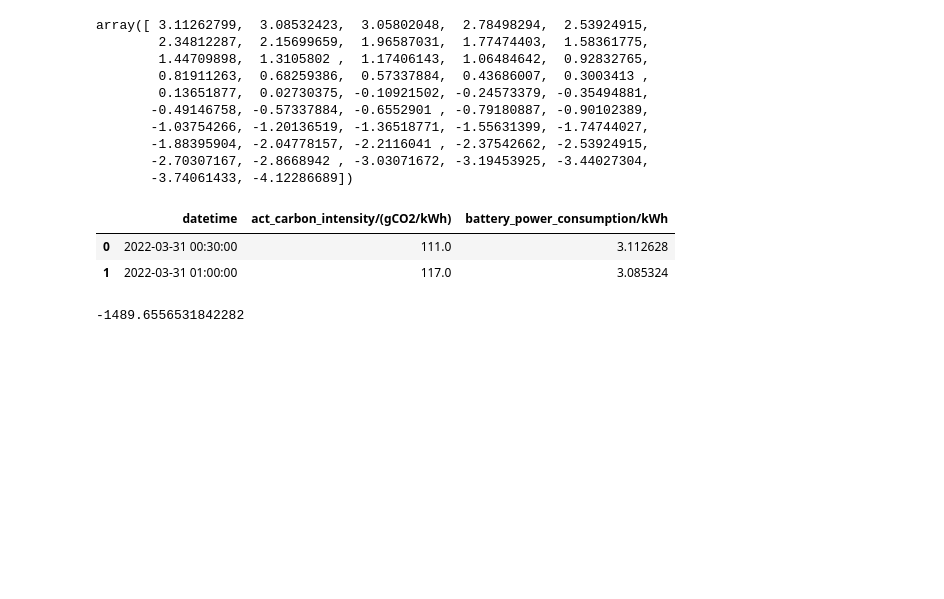
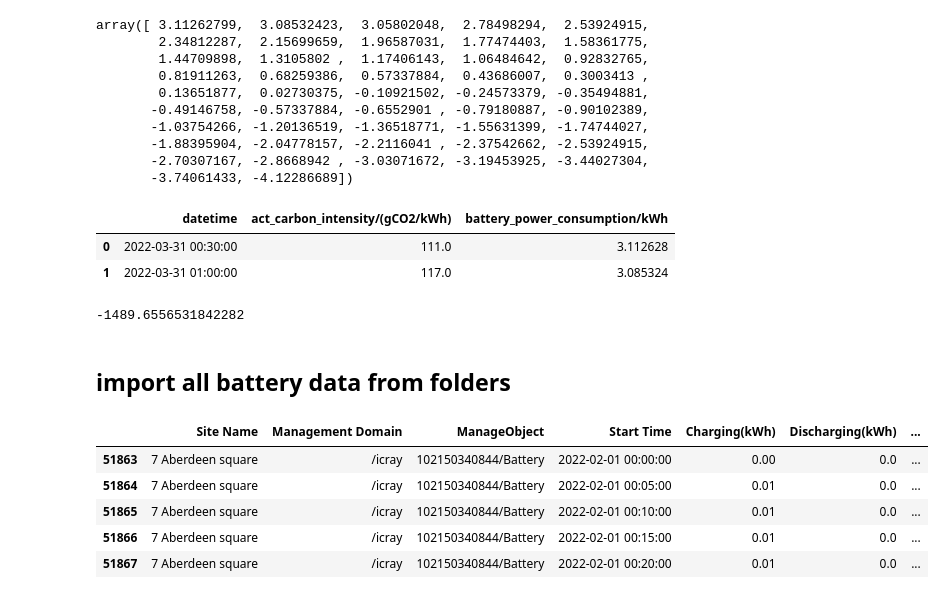
Before and after one commit to jordanesmith/Carbon-Intensity-Project-, a Jupyter notebook: research.ipynb, the cells around one changed output. Saved outputs shown, nothing was run; the diff lists cells and outputs as text; code cells hidden in the pictures; blank space fills up the shorter version.

```diff
--- a/research.ipynb
+++ b/research.ipynb
@@ -230,2 +215,16 @@ calculate_carbon_from_day(ci_and_battery_data)
 # %% [output]
 -1489.6556531842282
+# %% [markdown]
+## import all battery data from folders
+# %%
+all_battery_data = data_tools.generate_csv_all_data(relative_path=os.path.join("data","battery"), file_ending=".xlsx")
+all_battery_data["datetime"] = pd.to_datetime(all_battery_data["Start Time"]).dt.tz_localize(None)
+all_battery_data.sort_values(by='datetime', inplace=True)
+all_battery_data.head()
+# %% [output]
+|  | Site Name | Management Domain | ManageObject | Start Time | Charging(kWh) | Discharging(kWh) | ... |
+| 51863 | 7 Aberdeen square | /icray | 102150340844/Battery | 2022-02-01 00:00:00 | 0.00 | 0.0 | ... |
+| 51864 | 7 Aberdeen square | /icray | 102150340844/Battery | 2022-02-01 00:05:00 | 0.01 | 0.0 | ... |
+| 51865 | 7 Aberdeen square | /icray | 102150340844/Battery | 2022-02-01 00:10:00 | 0.01 | 0.0 | ... |
+| 51866 | 7 Aberdeen square | /icray | 102150340844/Battery | 2022-02-01 00:15:00 | 0.01 | 0.0 | ... |
+| 51867 | 7 Aberdeen square | /icray | 102150340844/Battery | 2022-02-01 00:20:00 | 0.01 | 0.0 | ... |
```
Also changed, not shown: parts of 10 cells of this notebook, 4 other files.
